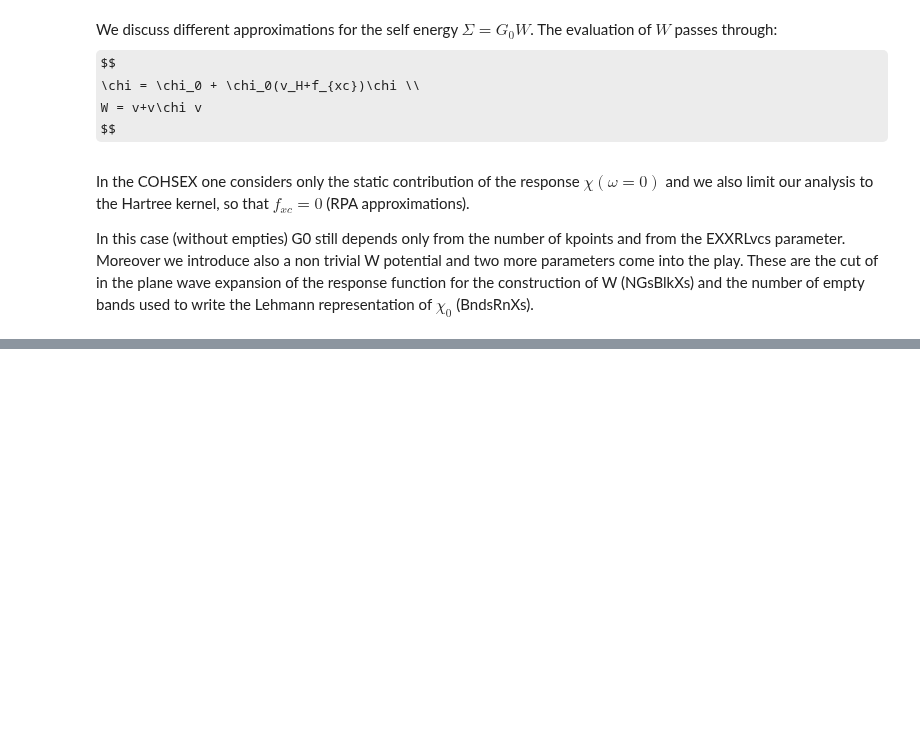
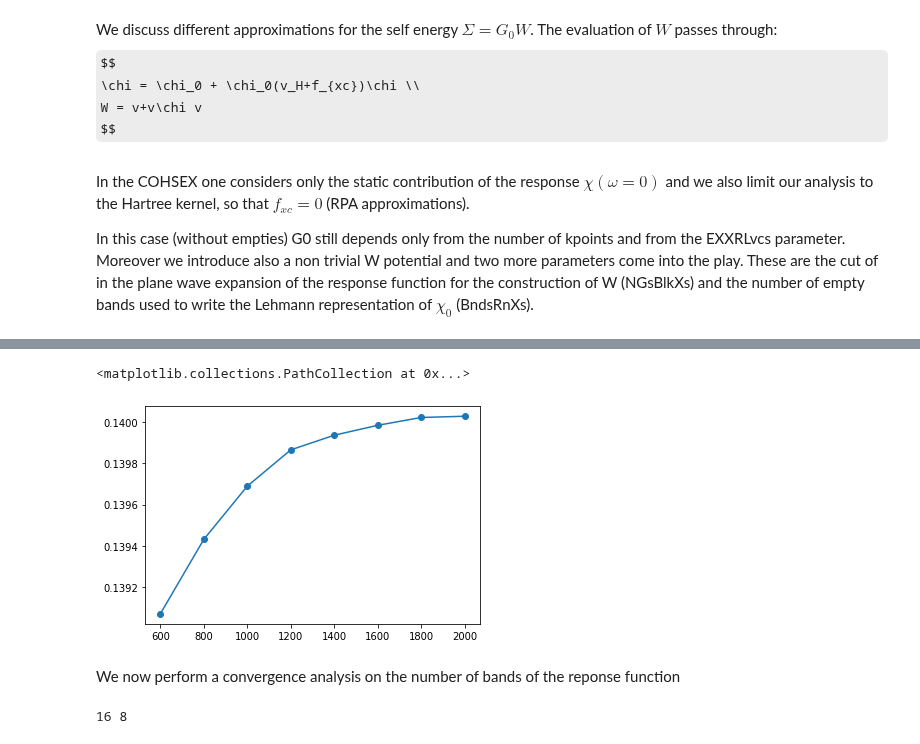
Before and after one commit to marcodalessandro76/Germanene, a Jupyter notebook: GW_Analysis.ipynb, the cells around one changed output, grey strips where cells are left out. Saved outputs shown, nothing was run; the diff lists cells and outputs as text; code cells hidden in the pictures; some formulas as TeX source; blank space fills up the shorter version.

```diff
--- a/GW_Analysis.ipynb
+++ b/GW_Analysis.ipynb
@@ -318,0 +338,13 @@ BndsRnXs  = [1,40]
+# %%
+kvalues = [60] #[81]
+
+test_set = {}
+for k in kvalues:
+    source_dir = 'DFT_analysis/kpoints_%s-nbnds_700.save'%k
+    run_dir = 'GW_HF_analysis/kpoints_%s-nbnds_700'%k
+    #run_dir = 'GW_HF_analysis/kpoints_%s-nbnds_700_yambo-module'%k
+    dft_data = P.PwParser(os.path.join(source_dir,'data-file-schema.xml'),verbose=False)
+    test_set[k] = {'source_dir' : source_dir,
+                   'run_dir' :  run_dir,
+                    'K_index' : len(dft_data.kpoints)}
+test_set
@@ -318,0 +441,14 @@ BndsRnXs  = [1,40]
+# %%
+study = D.Dataset(run_dir=run_dir,num_tasks=4,verbose=True)
+study.set_postprocessing_function(PP.yambo_parse_data)
+
+inp['variables']['BndsRnXs'] = [BndsRnXs,'']
+for ngs in NGsBlkXs:
+    idd = 'chosex-ngsblkxs_%s-bndsrnxs_%s'%(ngs,BndsRnXs[1])
+    inp['variables']['NGsBlkXs'] = [ngs,'RL']
+    study.append_run(id=idd,input=inp,runner=code)
+
+#idd = 'chosex-with_empties-ngsblkxs_%s-bndsrnxs_%s-gbndrnge_%s'%(NGsBlkXs,BndsRnXs[1],GbndRnge[1])
+#inp['arguments'].append('UseEbands')
+#inp['variables']['GbndRnge'] = [GbndRnge,'']
+#study.append_run(id=idd,input=inp,runner=code)
@@ -318,0 +477,2 @@ BndsRnXs  = [1,40]
+# %%
+results = study.run()
@@ -318,0 +487,6 @@ BndsRnXs  = [1,40]
+# %%
+gap = []
+for ind in range(len(NGsBlkXs)):
+    #r = study.fetch_results(id={'kpoints':k})[0]
+    gap.append(results[ind].data.get_gap(k_full=test_set[k]['K_index'],band_full=start_band,verbose=False))
+gap
@@ -318,0 +502,36 @@ BndsRnXs  = [1,40]
+# %%
+plt.plot(NGsBlkXs,gap)
+plt.scatter(NGsBlkXs,gap)
+# %% [output]
+<matplotlib.collections.PathCollection at 0x...>
+[figure, added]
+# %% [markdown]
+We now perform a convergence analysis on the number of bands of the reponse function
+# %%
+ntasks_c = 16 #32
+ntasks_v = int(ntasks/ntasks_c)
+print(ntasks_c,ntasks_v)
+
+EXXRLvcs_conv = 11000 # RL
+NGsBlkXs_conv = 2000  # RL G size of the response function
+BndsRnXs  = [[1,100],[1,200],[1,300],[1,400],[1,500]] #[[1,100],[1,200],[1,300]] # Bands in the response function
+
+inp = I.YamboInput(args='mpirun -np 1 yambo -r -k hartee -dyson n -gw0 c -V all',folder=test_set[k_sel]['run_dir'])
+inp['variables']['RandQpts'] = [RandQpts,'']
+inp['variables']['RandGvec'] = [RandGvec,'']
+inp['variables']['CUTGeo'] = 'box z'
+inp['variables']['CUTBox'] = [[0.,0.,cut_z],'au']
+inp['variables']['EXXRLvcs'] = [EXXRLvcs_conv,'RL']
+
+# Parallel roles
+inp['variables']['SE_CPU'] = '4.2.16'  # '8.2.16' set for 64 nodes but works also for 32 with INCOMPLETE SE warning...
+inp['variables']['SE_ROLEs'] = 'q.qp.b'
+inp['variables']['X_and_IO_ROLEs'] = 'q.g.k.c.v'
+inp['variables']['X_and_IO_CPU'] = '1.1.1.%s.%s'%(ntasks_c,ntasks_v)
+inp['variables']['DIP_ROLEs'] = 'k.c.v'
+inp['variables']['DIP_CPU'] = '1.%s.%s'%(ntasks_c,ntasks_v)
+
+inp.set_kRange(K_index,K_index)
+inp.set_bandRange(start_band,stop_band)
+# %% [output]
+16 8
```
Also changed, not shown: parts of 44 cells of this notebook, 1 other file.
